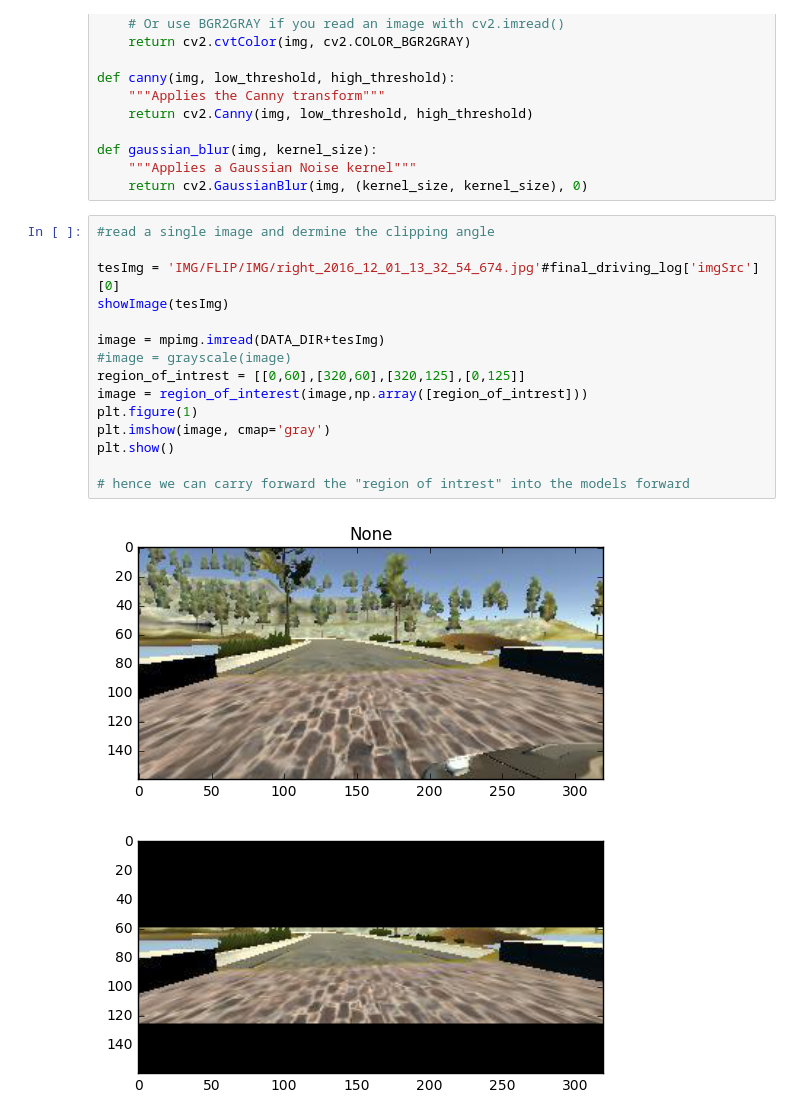
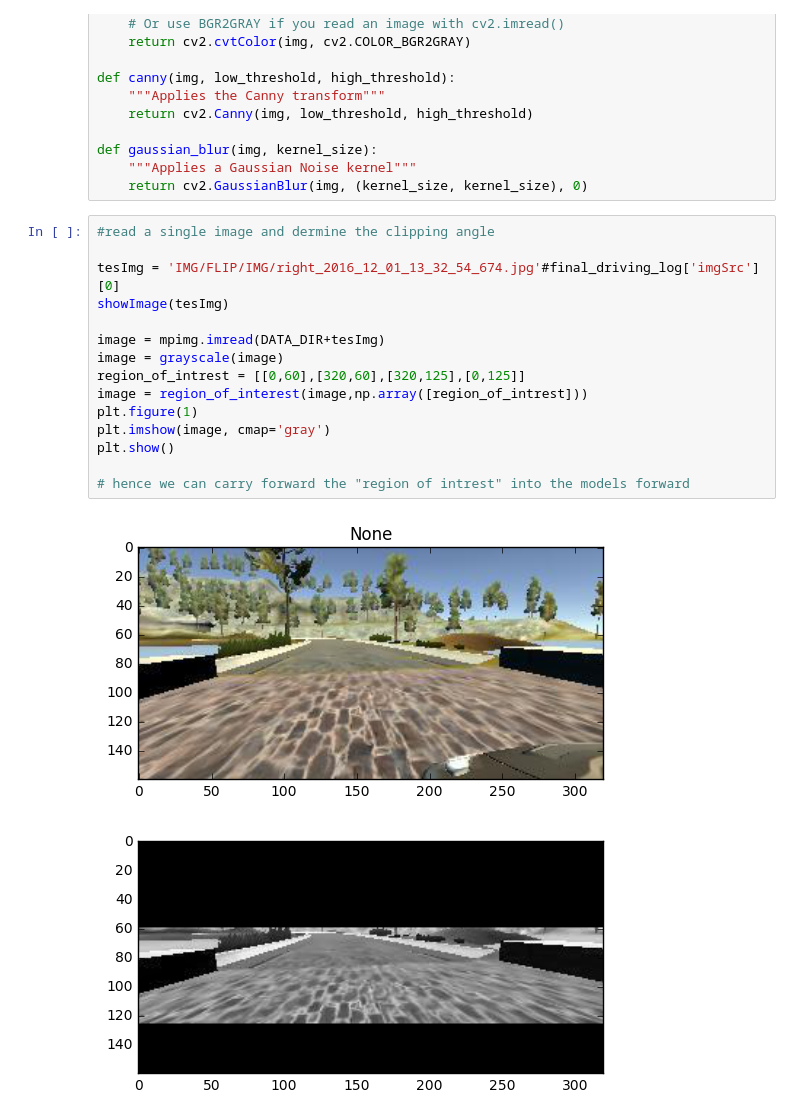
Before and after one commit to adarshakb/CarND-Behavioral-Cloning-P3, a Jupyter notebook: Model.ipynb, the cells around one changed output. Saved outputs shown, nothing was run; the diff lists cells and outputs as text.

```diff
--- a/Model.ipynb
+++ b/Model.ipynb
@@ -225,21 +225,21 @@ def gaussian_blur(img, kernel_size):
 # %%
 #read a single image and dermine the clipping angle
 
 tesImg = 'IMG/FLIP/IMG/right_2016_12_01_13_32_54_674.jpg'#final_driving_log['imgSrc'][0]
 showImage(tesImg)
 
 image = mpimg.imread(DATA_DIR+tesImg)
-#image = grayscale(image)
+image = grayscale(image)
 region_of_intrest = [[0,60],[320,60],[320,125],[0,125]]
 image = region_of_interest(image,np.array([region_of_intrest]))
 plt.figure(1)
 plt.imshow(image, cmap='gray')
 plt.show()
 
 # hence we can carry forward the "region of intrest" into the models forward
 # %% [output]
 [figure]
-[figure, old version]
+[figure, new version]
 # %%
 
 def preprocessInputImage(src):
```
Also changed, not shown: parts of 6 cells of this notebook, 2 other files.
